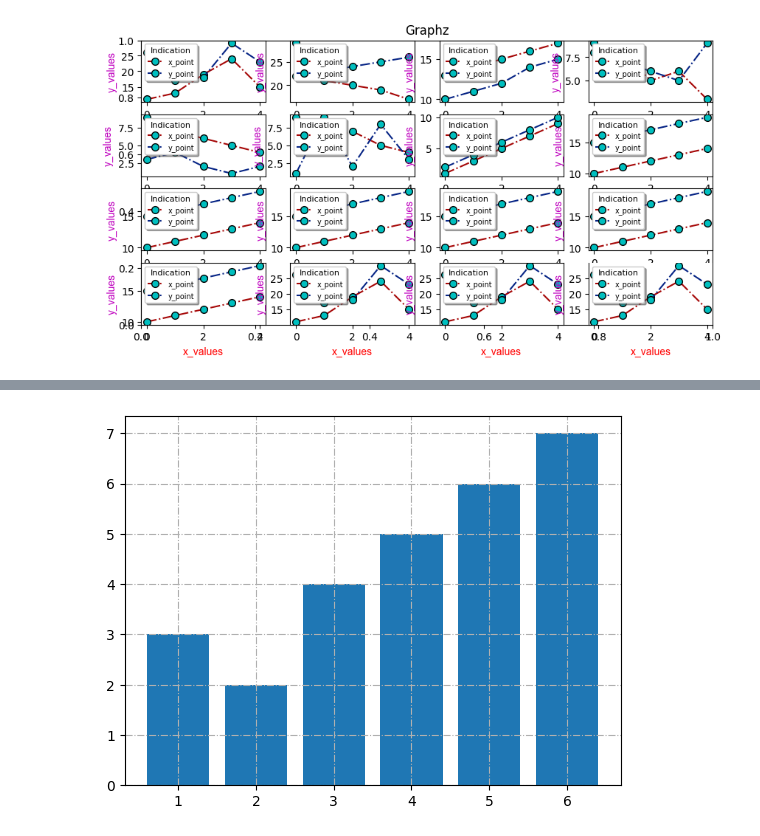
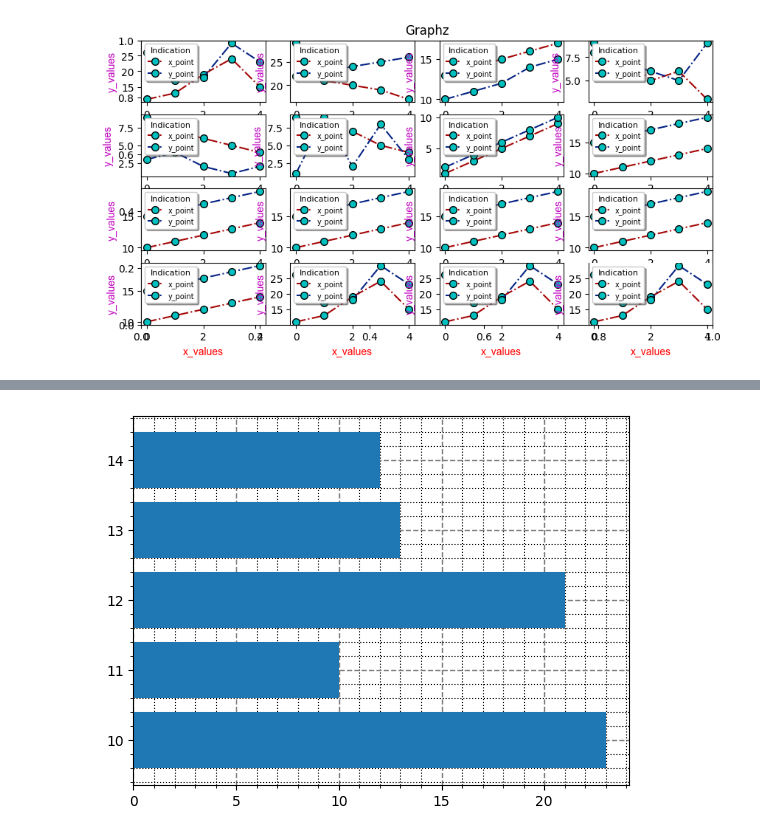
Before and after one commit to akashnandhu/python, a Jupyter notebook: matplot.ipynb, the cells around one changed output, grey strips where cells are left out. Cells and saved outputs as stored; diff of their text form; code cells hidden in the pictures.

```diff
--- a/matplot.ipynb
+++ b/matplot.ipynb
@@ -239,10 +239,19 @@ plt.show()
 # %% [output]
 [figure]
 # %%
-x=[1,2,3,4,5,6]
-y=[3,2,4,5,6,7]
-a=["r","k","b","m","b","m"]
+import matplotlib.pylab as plt
+x=[1,2,3,4,5,6,14,12,18,17,12,11]
+y=[3,2,4,5,6,7,11,13,12,13,14,15]
+# a=["r","k","b","m","b","m"]
 s=[150,155,158,159,514,512]
-plt.scatter(x,y,color=a,alpha=0.5,s=s)
+plt.scatter(x,y,color="k",alpha=0.5,s=80,marker="^")
+x=[6,10,8,4,1,9,11,14,16,19,17,12]
+y=[7,6,4,5,2,10,19,17,16,12,21,20]
+# a=["r","k","b","m","b","m"]
+plt.scatter(x,y,color="r",alpha=0.5,s=80,marker="*")
+c=plt.colorbar(orientation="vertical",shrink=1,extend="both")
+c.set_label(label="Colorbar",size=15)
+c.set_ticks([0,5,10,8])
+c.set_ticklabels(["0 Normal","5 Medium"," Average","Max"])
 plt.show()
 # %% [output]
@@ -267,8 +270,16 @@ for i in df["Profit/Loss"]:
 # %%
+
+
 import pandas as pd
 df=pd.read_csv("profit_and_loss.csv")
-plt.grid(linestyle="-.")
-plt.bar(x,y)
+plt.grid(axis="x",linestyle="-.")
+plt.grid(axis="y",linestyle="-.")
+plt.grid(axis="both",linestyle="-.")
+plt.grid(which="minor",linestyle=":",c="k",zorder=1)
+plt.grid(which="major",linestyle="--",color="grey",lw=1)
+plt.minorticks_on()
+plt.barh(x,y,zorder=2)   #horizontal
+df
 plt.show()
 # %% [output]
-[figure, old version]
+[figure, new version]
```
Also changed, not shown: parts of 13 cells of this notebook, 5 other files.
